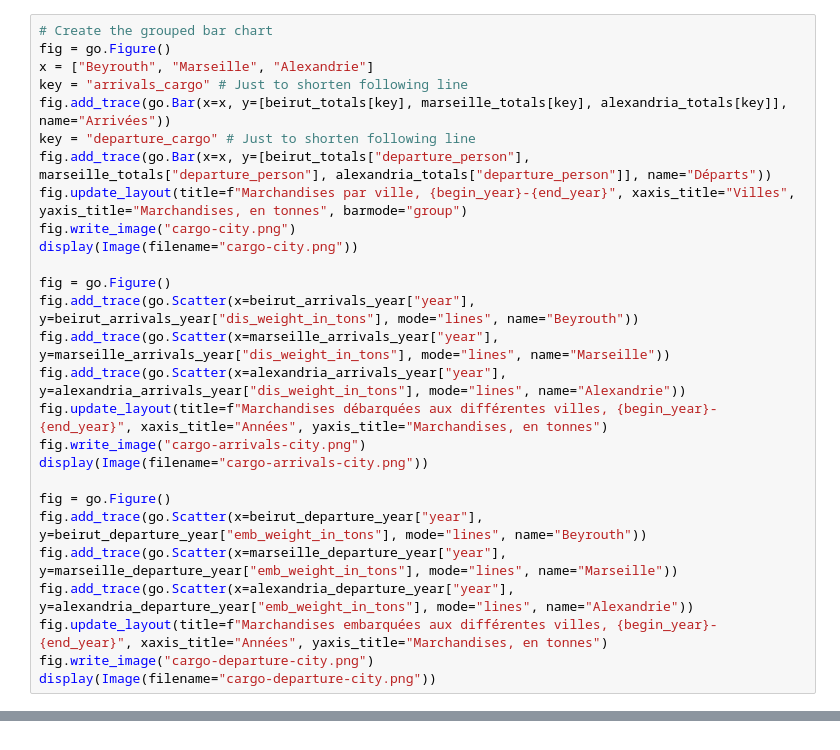
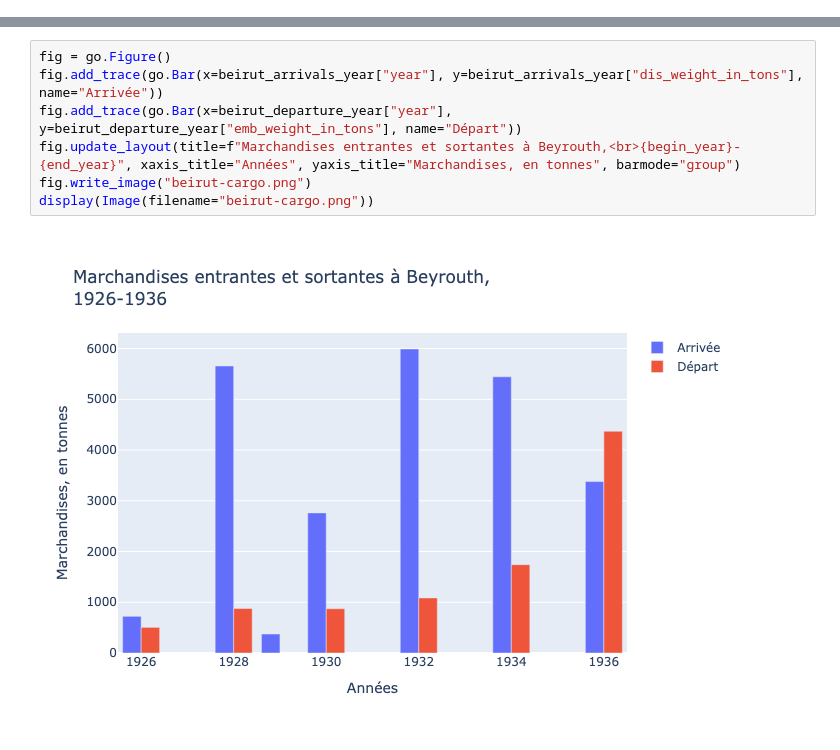
Before and after one commit to lod4hss-projects/borders, a Jupyter notebook: analysis/analysis.ipynb, the cells around one changed output, grey strips where cells are left out. Cells and saved outputs as stored; diff of their text form.

```diff
--- a/analysis/analysis.ipynb
+++ b/analysis/analysis.ipynb
@@ -338,27 +0,0 @@ Dans la base de données, il n'y a pas la notion d'aller/retour ; pour une march
-# %%
-# Create the grouped bar chart
-fig = go.Figure()
-x = ["Beyrouth", "Marseille", "Alexandrie"]
-key = "arrivals_cargo" # Just to shorten following line
-fig.add_trace(go.Bar(x=x, y=[beirut_totals[key], marseille_totals[key], alexandria_totals[key]], name="Arrivées"))
-key = "departure_cargo" # Just to shorten following line
-fig.add_trace(go.Bar(x=x, y=[beirut_totals["departure_person"], marseille_totals["departure_person"], alexandria_totals["departure_person"]], name="Départs"))
-fig.update_layout(title=f"Marchandises par ville, {begin_year}-{end_year}", xaxis_title="Villes", yaxis_title="Marchandises, en tonnes", barmode="group")
-fig.write_image("cargo-city.png")
-display(Image(filename="cargo-city.png"))
-
-fig = go.Figure()
-fig.add_trace(go.Scatter(x=beirut_arrivals_year["year"], y=beirut_arrivals_year["dis_weight_in_tons"], mode="lines", name="Beyrouth"))
-fig.add_trace(go.Scatter(x=marseille_arrivals_year["year"], y=marseille_arrivals_year["dis_weight_in_tons"], mode="lines", name="Marseille"))
-fig.add_trace(go.Scatter(x=alexandria_arrivals_year["year"], y=alexandria_arrivals_year["dis_weight_in_tons"], mode="lines", name="Alexandrie"))
-fig.update_layout(title=f"Marchandises débarquées aux différentes villes, {begin_year}-{end_year}", xaxis_title="Années", yaxis_title="Marchandises, en tonnes")
-fig.write_image("cargo-arrivals-city.png")
-display(Image(filename="cargo-arrivals-city.png"))
-
-fig = go.Figure()
-fig.add_trace(go.Scatter(x=beirut_departure_year["year"], y=beirut_departure_year["emb_weight_in_tons"], mode="lines", name="Beyrouth"))
-fig.add_trace(go.Scatter(x=marseille_departure_year["year"], y=marseille_departure_year["emb_weight_in_tons"], mode="lines", name="Marseille"))
-fig.add_trace(go.Scatter(x=alexandria_departure_year["year"], y=alexandria_departure_year["emb_weight_in_tons"], mode="lines", name="Alexandrie"))
-fig.update_layout(title=f"Marchandises embarquées aux différentes villes, {begin_year}-{end_year}", xaxis_title="Années", yaxis_title="Marchandises, en tonnes")
-fig.write_image("cargo-departure-city.png")
-display(Image(filename="cargo-departure-city.png"))
@@ -464,0 +338,9 @@ display(Image(filename="beirut-cargo-departures-periods-months.png"))
+# %%
+fig = go.Figure()
+fig.add_trace(go.Bar(x=beirut_arrivals_year["year"], y=beirut_arrivals_year["dis_weight_in_tons"], name="Arrivée"))
+fig.add_trace(go.Bar(x=beirut_departure_year["year"], y=beirut_departure_year["emb_weight_in_tons"], name="Départ"))
+fig.update_layout(title=f"Marchandises entrantes et sortantes à Beyrouth,<br>{begin_year}-{end_year}", xaxis_title="Années", yaxis_title="Marchandises, en tonnes", barmode="group")
+fig.write_image("beirut-cargo.png")
+display(Image(filename="beirut-cargo.png"))
+# %% [output]
+[figure, added]
```
Also changed, not shown: parts of 64 cells of this notebook, 32 other files.
